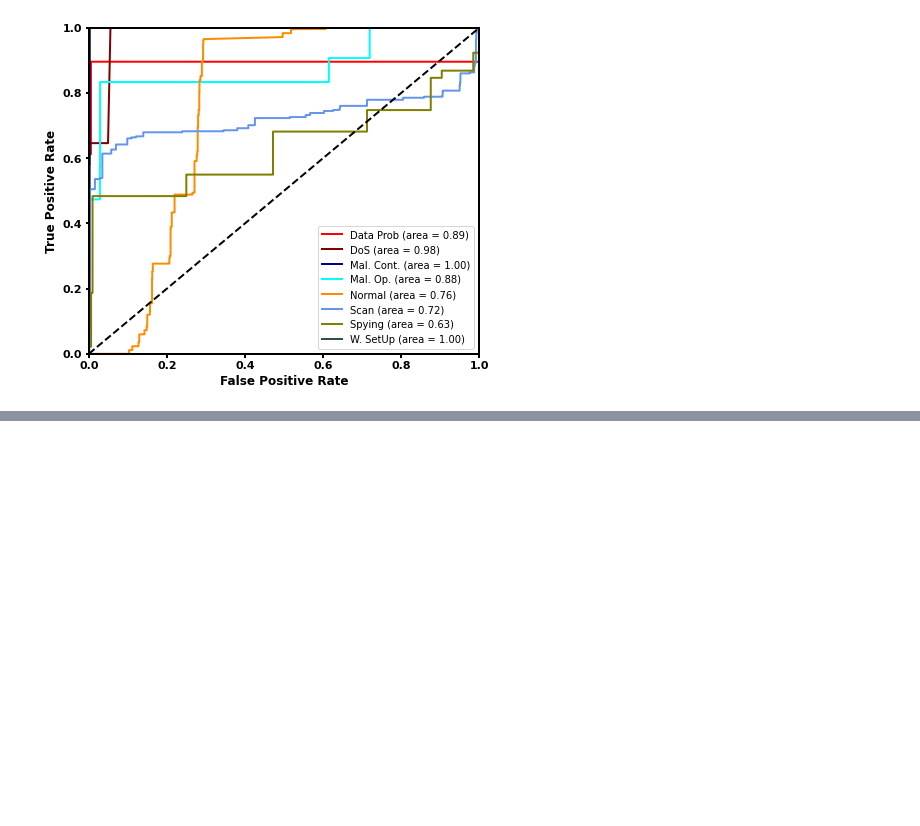
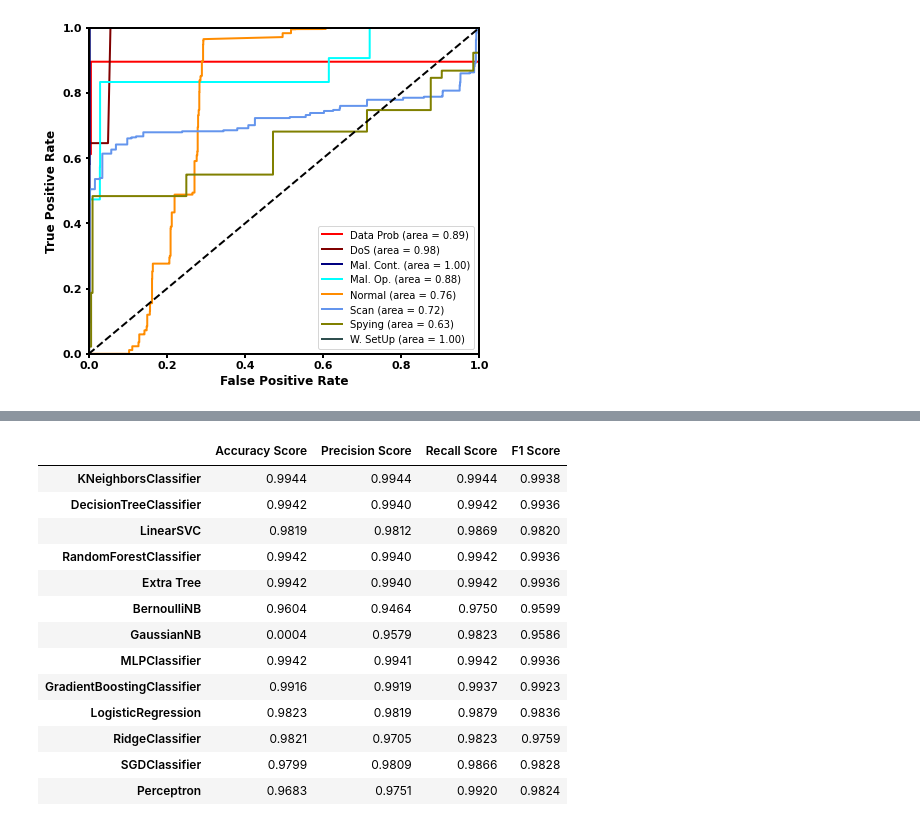
Before and after one commit to labonisarkar/IoT, a Jupyter notebook: IoTNoteBook.ipynb, the cells around one changed output, grey strips where cells are left out. Saved outputs shown, nothing was run; the diff lists cells and outputs as text; code cells hidden in the pictures; blank space fills up the shorter version.

```diff
--- a/IoTNoteBook.ipynb
+++ b/IoTNoteBook.ipynb
@@ -1046,0 +1157,17 @@ plot_roc_curve(y_score,y_test,name)
+# %%
+pd.DataFrame.from_dict(results).T
+# %% [output]
+|  | Accuracy Score | Precision Score | Recall Score | F1 Score |
+| KNeighborsClassifier | 0.9944 | 0.9944 | 0.9944 | 0.9938 |
+| DecisionTreeClassifier | 0.9942 | 0.9940 | 0.9942 | 0.9936 |
+| LinearSVC | 0.9819 | 0.9812 | 0.9869 | 0.9820 |
+| RandomForestClassifier | 0.9942 | 0.9940 | 0.9942 | 0.9936 |
+| Extra Tree | 0.9942 | 0.9940 | 0.9942 | 0.9936 |
+| BernoulliNB | 0.9604 | 0.9464 | 0.9750 | 0.9599 |
+| GaussianNB | 0.0004 | 0.9579 | 0.9823 | 0.9586 |
+| MLPClassifier | 0.9942 | 0.9941 | 0.9942 | 0.9936 |
+| GradientBoostingClassifier | 0.9916 | 0.9919 | 0.9937 | 0.9923 |
+| LogisticRegression | 0.9823 | 0.9819 | 0.9879 | 0.9836 |
+| RidgeClassifier | 0.9821 | 0.9705 | 0.9823 | 0.9759 |
+| SGDClassifier | 0.9799 | 0.9809 | 0.9866 | 0.9828 |
+| Perceptron | 0.9683 | 0.9751 | 0.9920 | 0.9824 |
```
Also changed, not shown: parts of 10 cells of this notebook.
